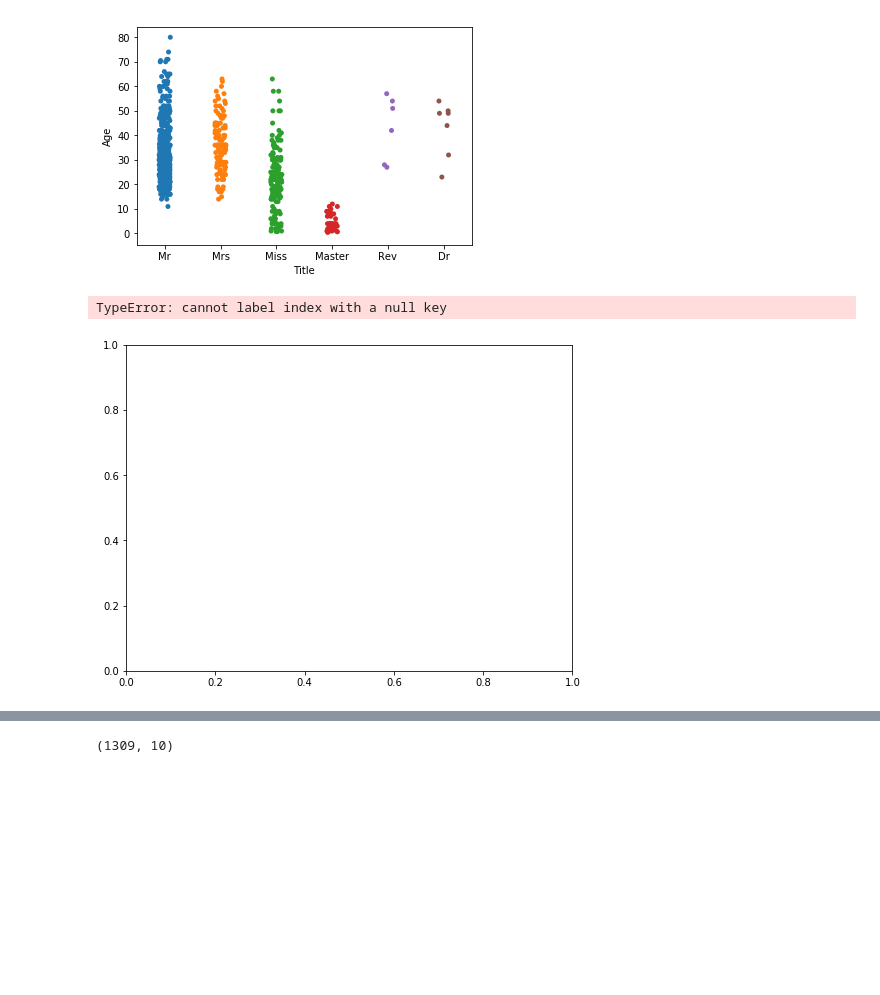
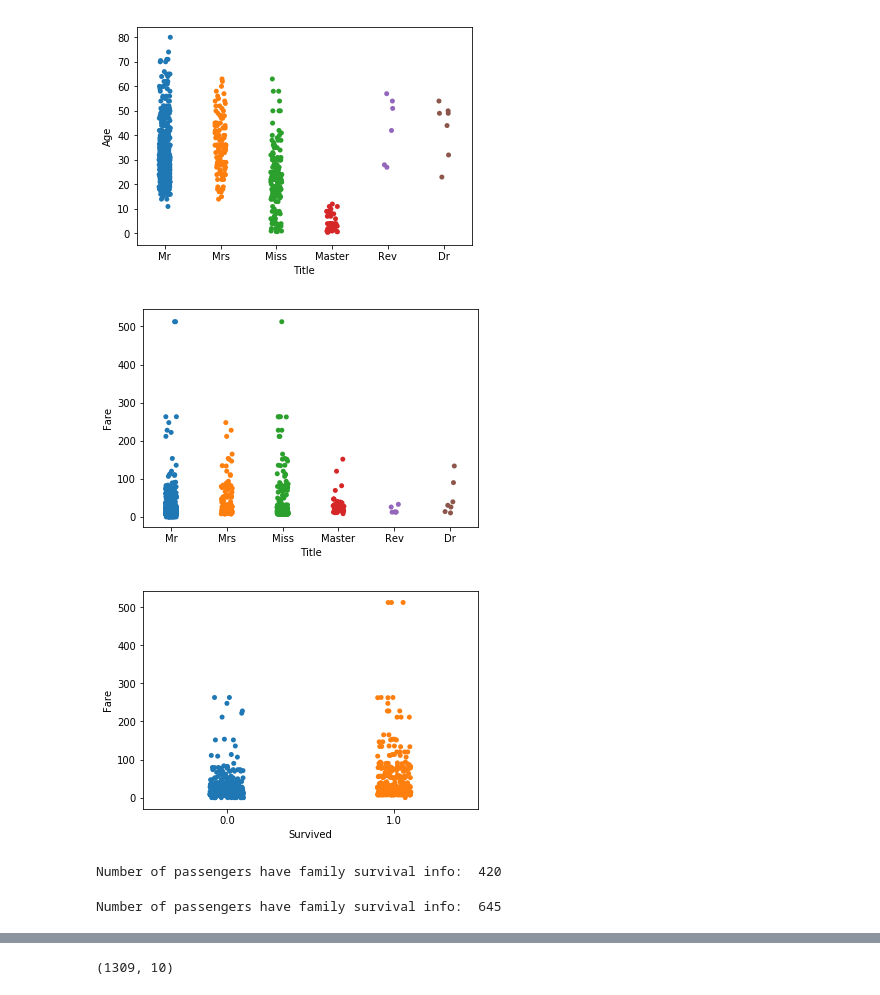
Before and after one commit to PengInGitHub/catboost, a Jupyter notebook: titanic_catboost.ipynb, the cells around one changed output, grey strips where cells are left out. Drawn from its saved outputs; the diff is of its cells as text; code cells hidden in the pictures; blank space fills up the shorter version.

```diff
--- a/titanic_catboost.ipynb
+++ b/titanic_catboost.ipynb
@@ -267,3 +268,6 @@ all_data["Age"] = all_data.groupby("Title")["Age"].transform(lambda x: x.fillna(
 # %%
 # add feature family size
 all_data["FamSize"] = all_data["Parch"] + all_data["SibSp"]
+# %%
+all_data['IsAlone'] = (all_data['FamSize'] == 0) * 1
+all_data.groupby(['IsAlone'], as_index=False).Survived.mean()
@@ -277,8 +285,11 @@ sns.distplot(all_data.Fare);
 sns.stripplot(x="Title", y="Age", data=all_data[:len(train)]);
 # %% [output]
 [figure]
-# %%
-plot_box('Fare', 'Survived')
-# %% [output]
-TypeError: cannot label index with a null key
-[figure, removed]
+# %%
+sns.stripplot(x="Title", y="Fare", data=all_data[:len(train)]);
+# %% [output]
+[figure, added]
+# %%
+sns.stripplot(x="Survived", y="Fare", data=all_data[:len(train)]);
+# %% [output]
+[figure, added]
@@ -284,0 +308,58 @@ TypeError: cannot label index with a null key
+# %%
+for _, name_fare_group_rows in all_data.groupby(['LastName', 'Fare']):
+
+    # skip travel-alone passengers
+    if len(name_fare_group_rows) != 1:
+
+        # iterate over each group df
+        for index, row in name_fare_group_rows.iterrows():
+            # name_fare_group_rows is a sub df of that group
+            # row is each row in this sub df
+            # index is value of LastName (str)
+
+            # if someone in the family group survived
+            survival_max = name_fare_group_rows.drop(index)['Survived'].max()
+
+            # if someone in the family group not resuced
+            survival_min = name_fare_group_rows.drop(index)['Survived'].min()
+
+            # id of this passenger
+            pass_id = row.PassengerId
+
+            if survival_max == 1.0:
+                all_data.loc[all_data.PassengerId == pass_id, 'FamilySurvivalRate'] = 1.0
+            elif survival_min == 0.0:
+                all_data.loc[all_data.PassengerId == pass_id, 'FamilySurvivalRate'] = 0.0
+
+print('Number of passengers have family survival info: ',
+      all_data.loc[all_data.FamilySurvivalRate != 0.5].shape[0])
+# %% [output]
+Number of passengers have family survival info:  420
+# %%
+# groupby ticket
+# iterate over each group
+for _, ticket_group_rows in all_data.groupby('Ticket'):
+
+    # skip passengers not in a ticket group
+    if len(ticket_group_rows) != 1:
+        # iterate over rows (identical passengers) in the ticket group
+        for index, row in ticket_group_rows.iterrows():
+            if (row['FamilySurvivalRate']==0.0) | (row['FamilySurvivalRate']==0.5) :
+
+                # group max except for this passenger
+                survival_max = all_data.drop(index)['Survived'].max()
+                # group min except for this passenger
+                survival_min = all_data.drop(index)['Survived'].min()
+                # passenger id
+                pass_id = row.PassengerId
+
+                # modify the value of family group survival rate
+                if survival_max==1.0:
+                    all_data.loc[all_data.PassengerId == pass_id, 'FamilySurvivalRate'] = 1.0
+                elif survival_min==0.0:
+                    all_data.loc[all_data.PassengerId == pass_id, 'FamilySurvivalRate'] = 0.0
+
+print('Number of passengers have family survival info: ',
+      all_data[all_data.FamilySurvivalRate != 0.5].shape[0])
+# %% [output]
+Number of passengers have family survival info:  645
```
Also changed, not shown: parts of 20 cells of this notebook.
